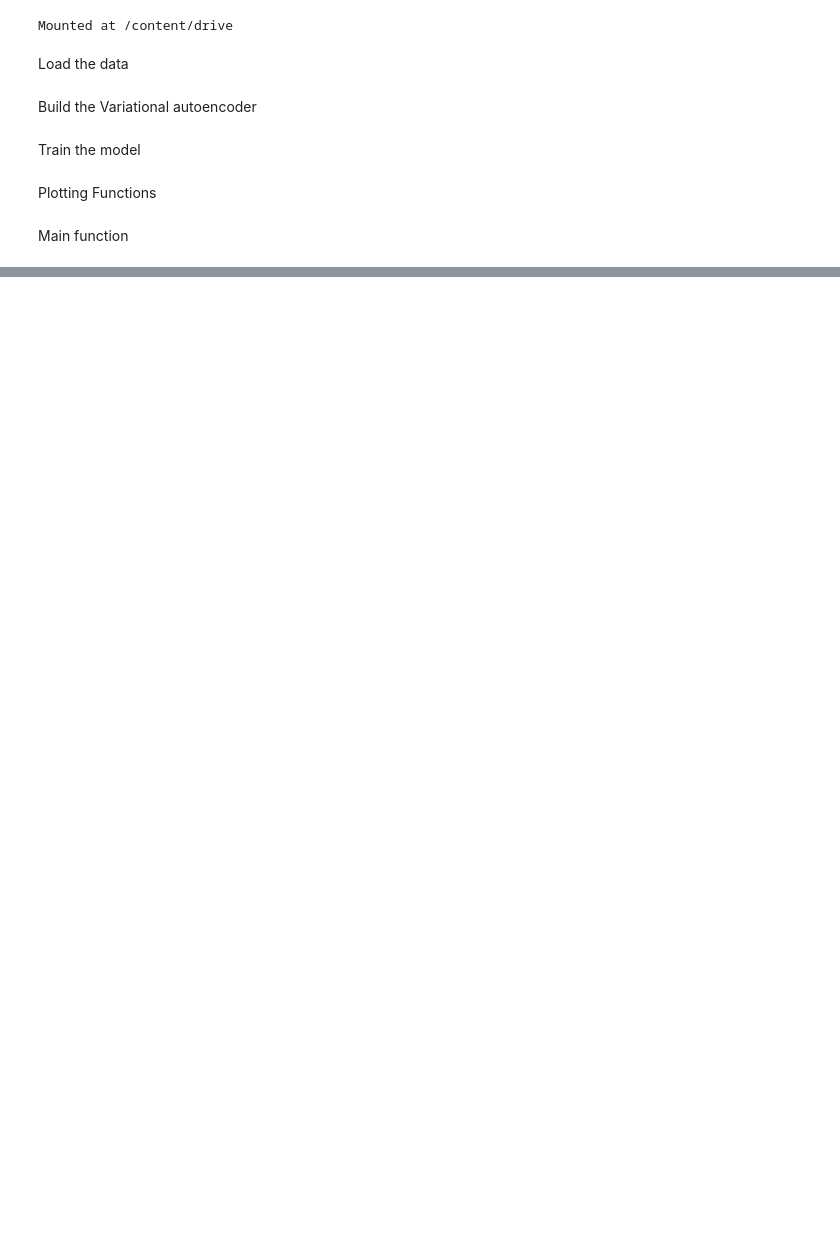
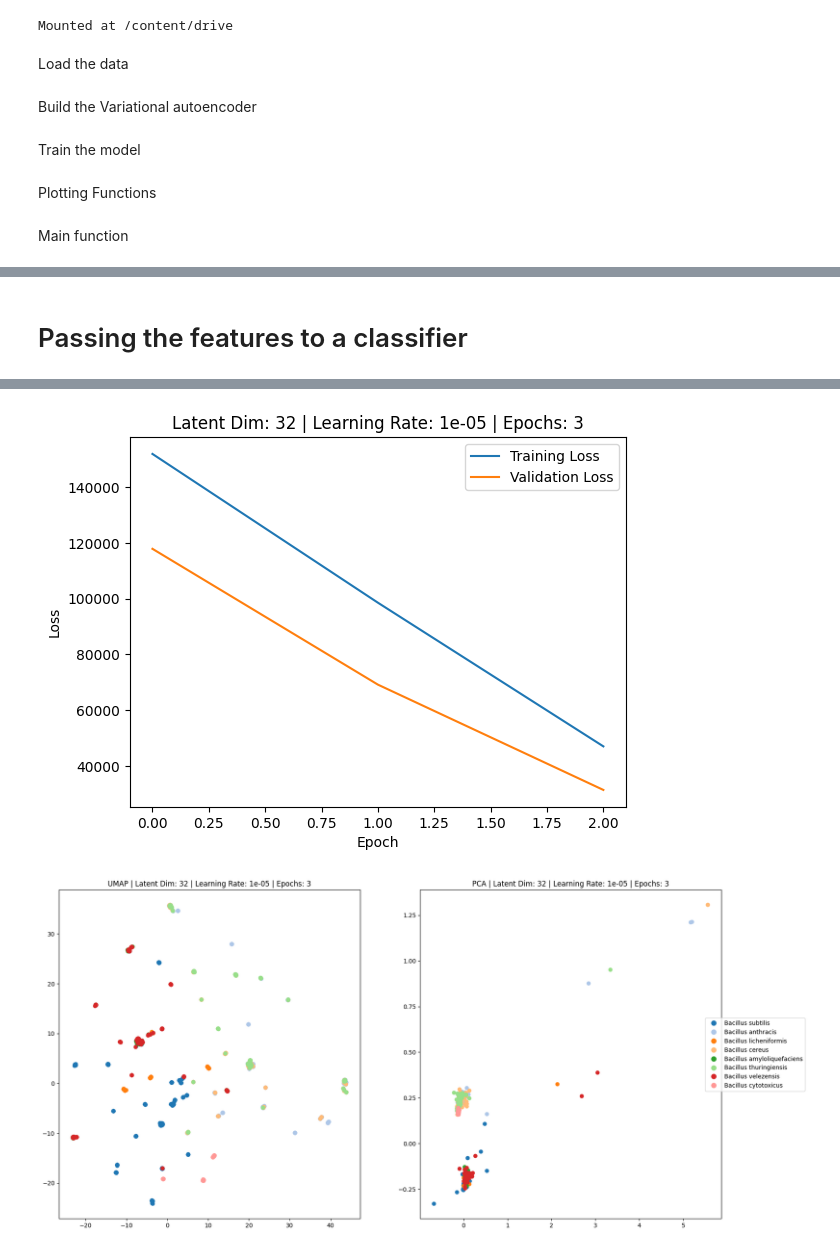
Before and after one commit to makrez/Bioinformatics, a Jupyter notebook: Variational_Autoencoder_16S.ipynb, the cells around one changed output, grey strips where cells are left out. Drawn from its saved outputs; the diff is of its cells as text; code cells hidden in the pictures; blank space fills up the shorter version.

```diff
--- a/Variational_Autoencoder_16S.ipynb
+++ b/Variational_Autoencoder_16S.ipynb
@@ -474,0 +415,77 @@ Epoch: 50       Training Loss: 823.127216       Validation Loss: 787.875217
+# %% [markdown]
+# Passing the features to a classifier
+# %%
+from torch.utils.data import Subset
+
+class SequenceDataset(Dataset):
+    def __init__(self, sequences):
+        self.sequences = sequences
+
+    def __len__(self):
+        return len(self.sequences)
+
+    def __getitem__(self, idx):
+        return self.sequences[idx]
+
+
+# Subset the data
+
+def main(alignment_length, latent_dim, learning_rate, n_epochs): #, architecture_name):
+    # Instantiate the model with the chosen architecture
+    model = VariationalAutoencoder(input_length=alignment_length, latent_dim=latent_dim) #, architecture=architectures[architecture_name])
+    model = model.to(device)
+
+    # Define the optimizer
+    optimizer = optim.Adam(model.parameters(), lr=learning_rate)
+
+    # Define the dataloader
+    dataset = SequenceDataset(flatted_sequence)
+
+
+    # Split the data and labels into training and validation sets
+    train_sequences, val_sequences, train_labels, val_labels = train_test_split(flatted_sequence, sequence_labels, test_size=0.5)
+
+    # Define the dataloaders using the split data and labels
+    train_set = SequenceDataset(train_sequences)
+    val_set = SequenceDataset(val_sequences)
+
+    train_dataloader = DataLoader(train_set, batch_size=32, shuffle=True)
+    val_dataloader = DataLoader(val_set, batch_size=32, shuffle=False)
+
+    # Train the model
+    train_losses, val_losses = train_model(model, optimizer, train_dataloader, val_dataloader, device, n_epochs)
+
+    # Define the hyperparameters dictionary
+    hyperparameters = {
+        'latent_dim': latent_dim,
+        'learning_rate': learning_rate,
+        'n_epochs': n_epochs
+    }
+
+    plot_loss(train_losses, val_losses, hyperparameters)
+
+    # Plot the latent space
+    plot_latent_space(model, device, flatted_sequence, sequence_labels, latent_dim, hyperparameters)
+
+    # Return the model and the final loss values
+    final_train_loss = train_losses[-1]
+    final_val_loss = val_losses[-1]
+
+    return model, final_train_loss, final_val_loss, val_set, val_labels
+
+
+if __name__ == '__main__':
+    device = torch.device("cuda" if torch.cuda.is_available() else "cpu")
+    alignment_length = 1500
+    n_epochs = 3
+
+    latent_dims = [32]
+    learning_rates = [0.00001]
+
+    # Create a DataFrame to store the final loss values
+    #loss_values = pd.DataFrame(columns=["latent_dim", "learning_rate", "final_train_loss", "final_val_loss"])
+
+    for latent_dim in latent_dims:
+        for learning_rate in learning_rates:
+            model, final_train_loss, final_val_loss, val_set, val_labels = main(alignment_length, latent_dim, learning_rate, n_epochs)
+# %% [output]
@@ -474,0 +495,2 @@ Epoch: 50       Training Loss: 823.127216       Validation Loss: 787.875217
+[figure, added]
+[figure, added]
```
Also changed, not shown: parts of 5 cells of this notebook.
